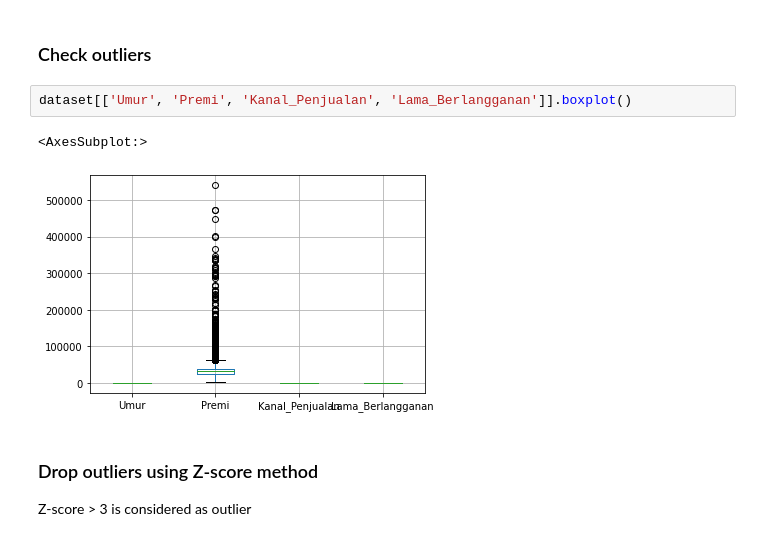
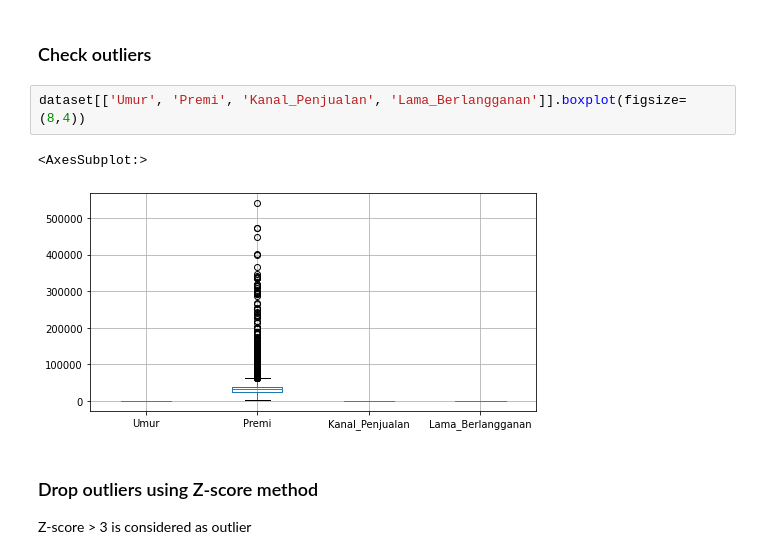
Before and after one commit to farhanakbar8/machine-learning-clustering-kmeans, a Jupyter notebook: tubes_fix.ipynb, the cells around one changed output. Drawn from its saved outputs; the diff is of its cells as text.

```diff
--- a/tubes_fix.ipynb
+++ b/tubes_fix.ipynb
@@ -95,10 +118,10 @@ dataset
 # %% [markdown]
 ### Check outliers
 # %%
-dataset[['Umur', 'Premi', 'Kanal_Penjualan', 'Lama_Berlangganan']].boxplot()
+dataset[['Umur', 'Premi', 'Kanal_Penjualan', 'Lama_Berlangganan']].boxplot(figsize=(8,4))
 # %% [output]
 <AxesSubplot:>
-[figure, old version]
+[figure, new version]
 # %% [markdown]
 ### Drop outliers using Z-score method
 Z-score > 3 is considered as outlier
```
Also changed, not shown: parts of 11 cells of this notebook.
